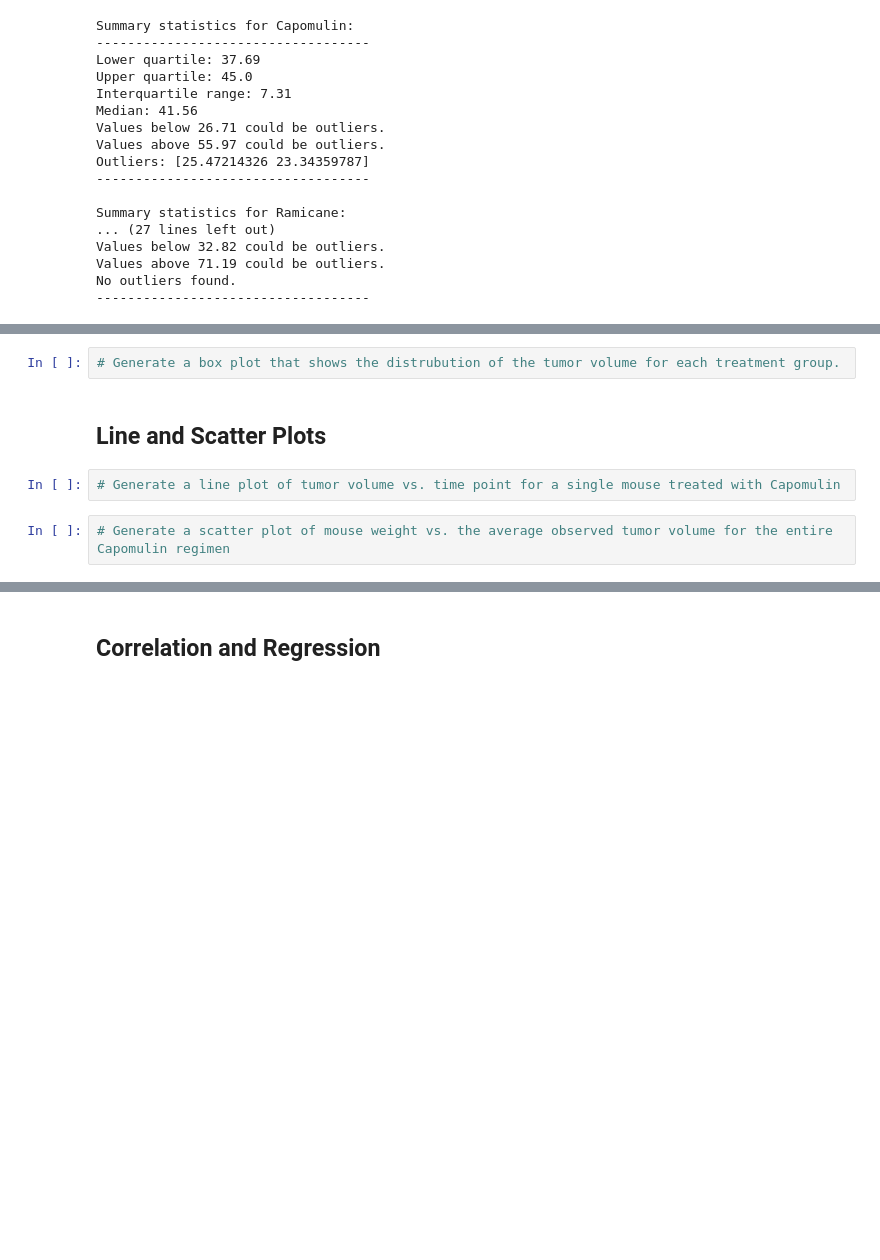
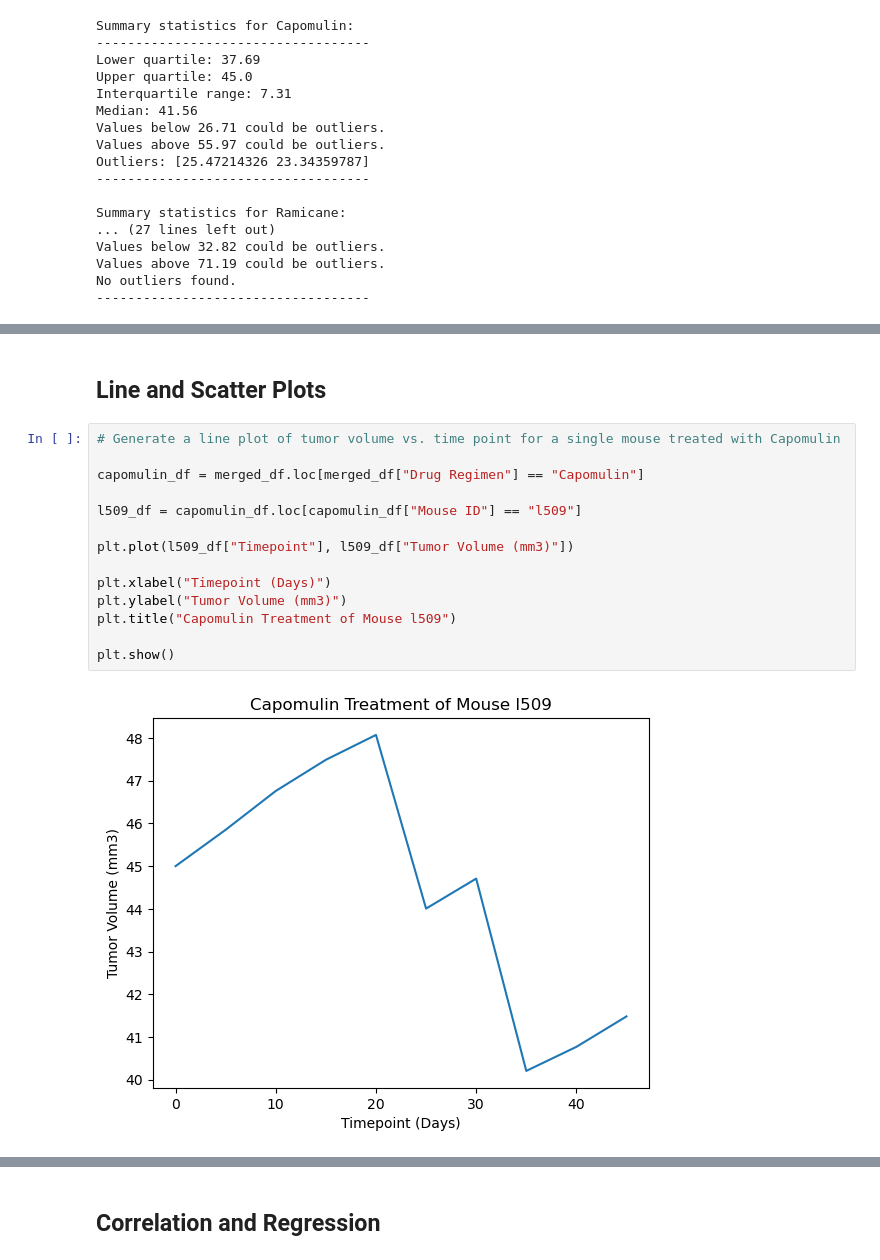
Before and after one commit to Hluu1/Matplotlib-Challenge, a Jupyter notebook: Pymaceuticals/pymaceuticals_starter.ipynb, the cells around one changed output, grey strips where cells are left out. Cells and saved outputs as stored; diff of their text form; blank space fills up the shorter version.

```diff
--- a/Pymaceuticals/pymaceuticals_starter.ipynb
+++ b/Pymaceuticals/pymaceuticals_starter.ipynb
@@ -352,11 +352,21 @@ ax.set_title('Tumor Volume by Treatment Regimen')
 plt.show()
 # %% [output]
 [figure]
-# %%
-# Generate a box plot that shows the distrubution of the tumor volume for each treatment group.
 # %% [markdown]
 ## Line and Scatter Plots
 # %%
 # Generate a line plot of tumor volume vs. time point for a single mouse treated with Capomulin
+
+capomulin_df = merged_df.loc[merged_df["Drug Regimen"] == "Capomulin"]
+
+l509_df = capomulin_df.loc[capomulin_df["Mouse ID"] == "l509"]
+
+plt.plot(l509_df["Timepoint"], l509_df["Tumor Volume (mm3)"])
+
+plt.xlabel("Timepoint (Days)")
+plt.ylabel("Tumor Volume (mm3)")
+plt.title("Capomulin Treatment of Mouse l509")
+
+plt.show()
+# %% [output]
+[figure, added]
-# %%
-# Generate a scatter plot of mouse weight vs. the average observed tumor volume for the entire Capomulin regimen
```
Also changed, not shown: parts of 10 cells of this notebook.
